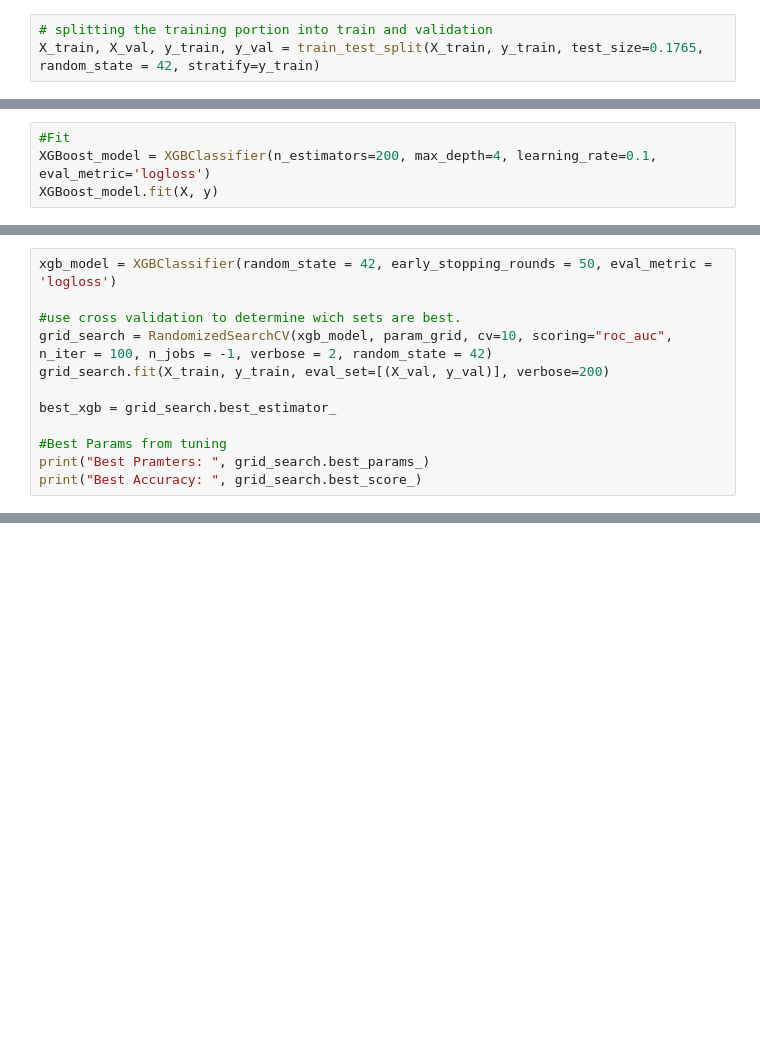
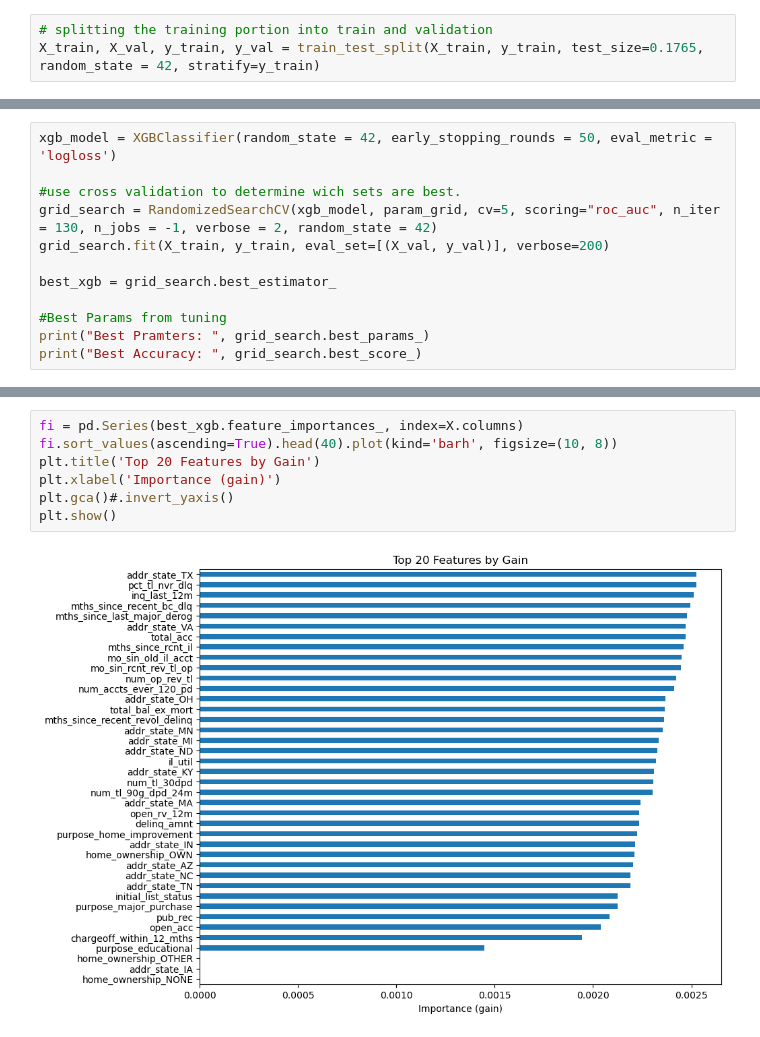
Before and after one commit to nicohaines/Classification-for-Predicting-P2P-Loan-Profitability, a Jupyter notebook: algorithms/XGBOOST.ipynb, the cells around one changed output, grey strips where cells are left out. Drawn from its saved outputs; the diff is of its cells as text; blank space fills up the shorter version.

```diff
--- a/algorithms/XGBOOST.ipynb
+++ b/algorithms/XGBOOST.ipynb
@@ -24,7 +24,3 @@ print(y_train.mean(), y_val.mean(), y_test.mean())  # all should be ~0.5
 # %% [output]
 384407 82390 82377
 0.5000013007047218 0.5 0.499993930344635
-# %%
-#Fit
-XGBoost_model = XGBClassifier(n_estimators=200, max_depth=4, learning_rate=0.1, eval_metric='logloss')
-XGBoost_model.fit(X, y)
@@ -115,7 +41,7 @@ param_grid = {
 xgb_model = XGBClassifier(random_state = 42, early_stopping_rounds = 50, eval_metric = 'logloss')
 
 #use cross validation to determine wich sets are best.
-grid_search = RandomizedSearchCV(xgb_model, param_grid, cv=10, scoring="roc_auc", n_iter = 100, n_jobs = -1, verbose = 2, random_state = 42)
+grid_search = RandomizedSearchCV(xgb_model, param_grid, cv=5, scoring="roc_auc", n_iter = 130, n_jobs = -1, verbose = 2, random_state = 42)
 grid_search.fit(X_train, y_train, eval_set=[(X_val, y_val)], verbose=200)
 
 best_xgb = grid_search.best_estimator_
@@ -158,0 +103,9 @@ print(confusion_matrix(y_val, y_pred))
+# %%
+fi = pd.Series(best_xgb.feature_importances_, index=X.columns)
+fi.sort_values(ascending=True).head(40).plot(kind='barh', figsize=(10, 8))
+plt.title('Top 20 Features by Gain')
+plt.xlabel('Importance (gain)')
+plt.gca()#.invert_yaxis()
+plt.show()
+# %% [output]
+[figure, added]
```
Also changed, not shown: parts of 9 cells of this notebook, 6 other files.
